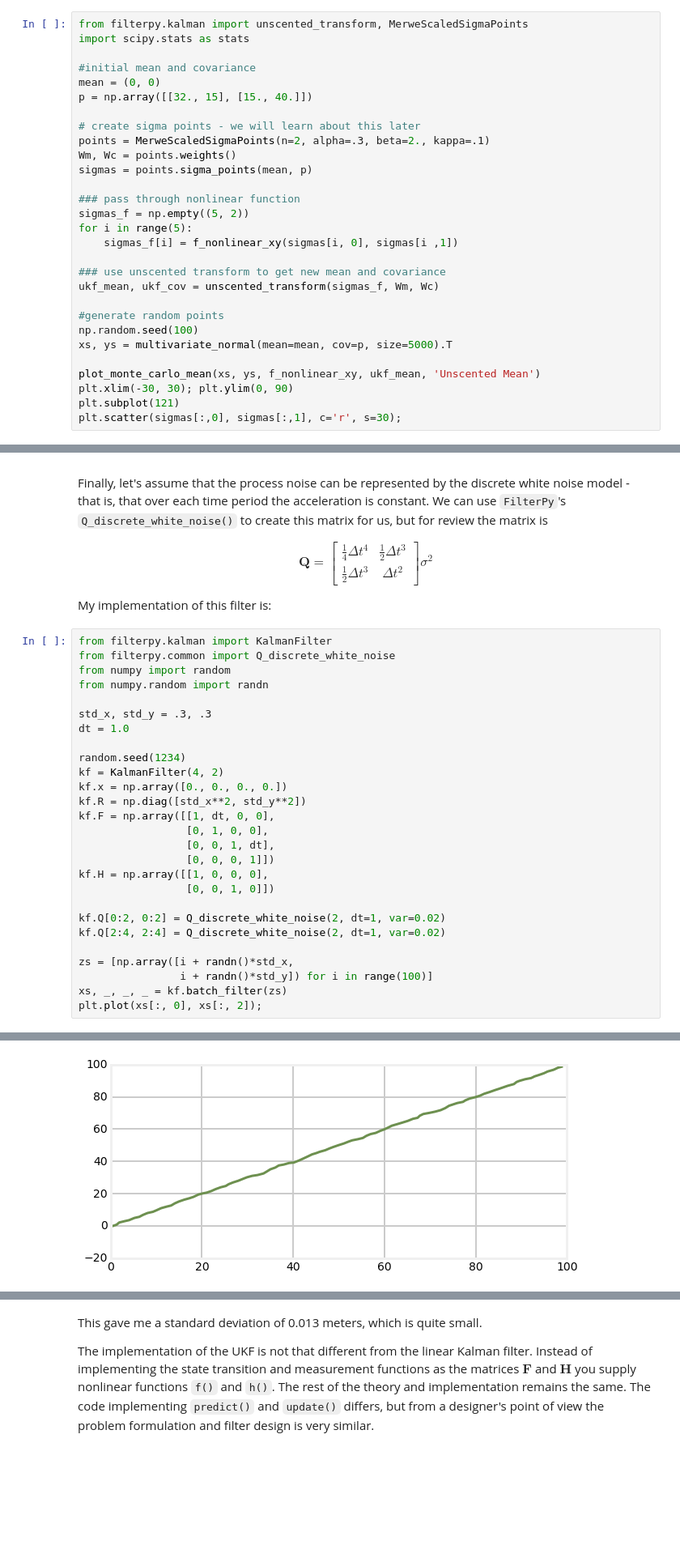
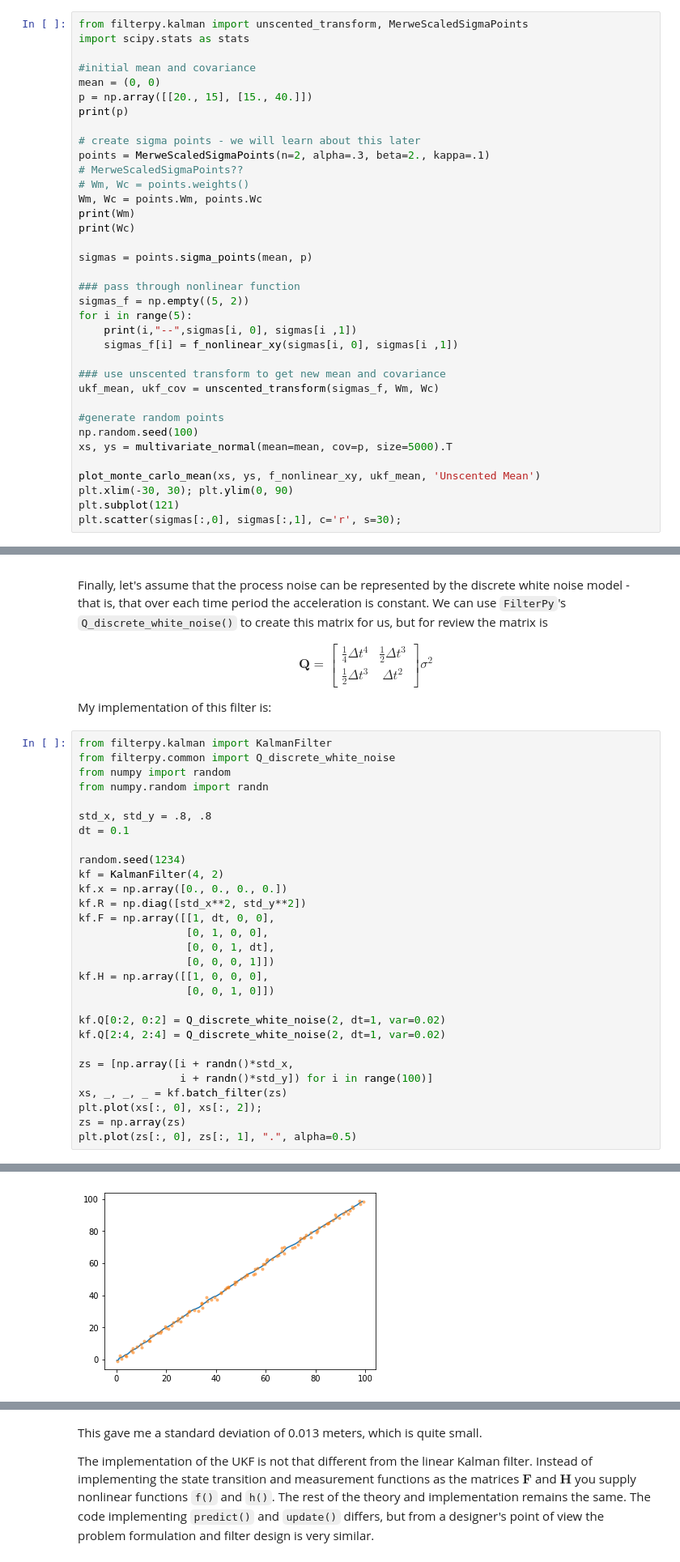
Before and after one commit to hanahimi/Kalman-and-Bayesian-Filters-in-Python, a Jupyter notebook: 10-Unscented-Kalman-Filter.ipynb, the cells around one changed output, grey strips where cells are left out. Shown at 81% size. Drawn from its saved outputs; the diff is of its cells as text; blank space fills up the shorter version.

```diff
--- a/10-Unscented-Kalman-Filter.ipynb
+++ b/10-Unscented-Kalman-Filter.ipynb
@@ -173,16 +181,23 @@ import scipy.stats as stats
 
 #initial mean and covariance
 mean = (0, 0)
-p = np.array([[32., 15], [15., 40.]])
+p = np.array([[20., 15], [15., 40.]])
+print(p)
 
 # create sigma points - we will learn about this later
 points = MerweScaledSigmaPoints(n=2, alpha=.3, beta=2., kappa=.1)
-Wm, Wc = points.weights()
+# MerweScaledSigmaPoints??
+# Wm, Wc = points.weights()
+Wm, Wc = points.Wm, points.Wc
+print(Wm)
+print(Wc)
+
 sigmas = points.sigma_points(mean, p)
 
 ### pass through nonlinear function
 sigmas_f = np.empty((5, 2))
 for i in range(5):
+    print(i,"--",sigmas[i, 0], sigmas[i ,1])
     sigmas_f[i] = f_nonlinear_xy(sigmas[i, 0], sigmas[i ,1])
 
 ### use unscented transform to get new mean and covariance
@@ -409,8 +441,8 @@ from filterpy.common import Q_discrete_white_noise
 from numpy import random
 from numpy.random import randn
 
-std_x, std_y = .3, .3
-dt = 1.0
+std_x, std_y = .8, .8
+dt = 0.1
 
 random.seed(1234)
 kf = KalmanFilter(4, 2)
@@ -430,4 +462,6 @@ zs = [np.array([i + randn()*std_x,
                 i + randn()*std_y]) for i in range(100)]
 xs, _, _, _ = kf.batch_filter(zs)
 plt.plot(xs[:, 0], xs[:, 2]);
+zs = np.array(zs)
+plt.plot(zs[:, 0], zs[:, 1], ".", alpha=0.5)
 # %% [output]
@@ -434,4 +469,4 @@ plt.plot(xs[:, 0], xs[:, 2]);
-[figure, old version]
+[figure, new version]
 # %% [markdown]
 This should hold no surprises for you. Now let's implement a UKF. Again, this is purely for educational purposes; using a UKF for a linear problem confers no benefit. `FilterPy` implements the UKF with the class `UnscentedKalmanFilter`.
 
```
Also changed, not shown: parts of 38 cells of this notebook, 3 other files.
